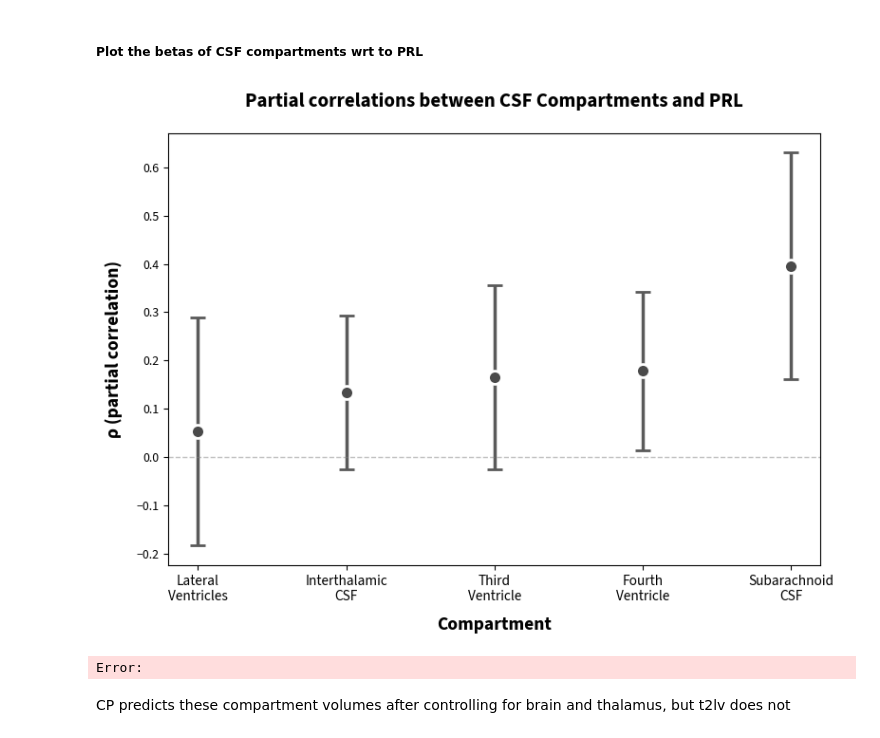
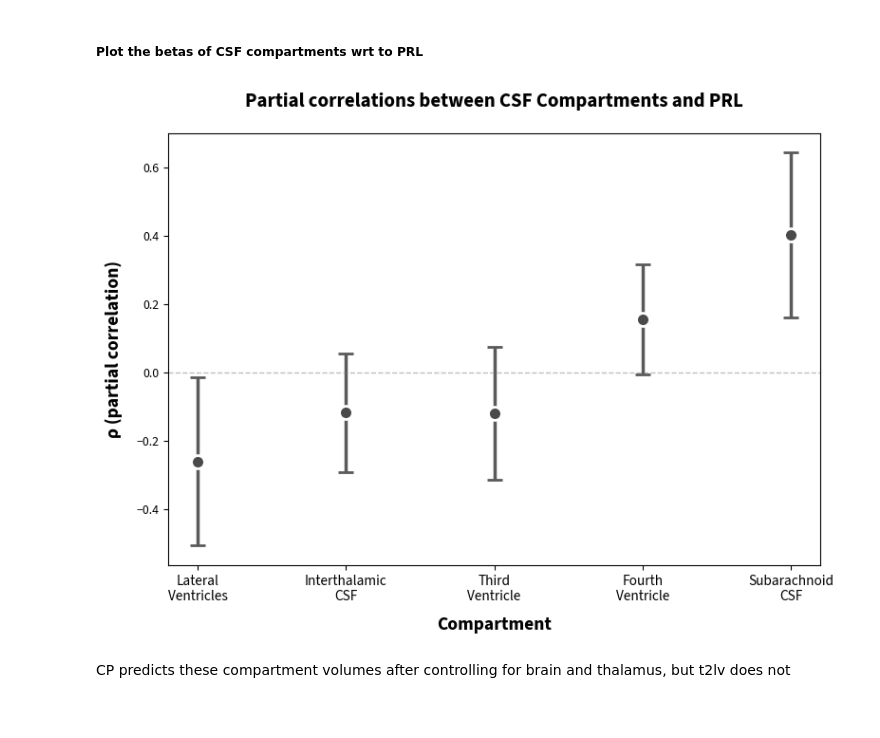
Before and after one commit to srs328/ms_mri, a Jupyter notebook: analysis/thalamus/results/3-CP_CSF_analysis.ipynb, the cells around one changed output. Cells and saved outputs as stored; diff of their text form; code cells hidden in the pictures.

```diff
--- a/analysis/thalamus/results/3-CP_CSF_analysis.ipynb
+++ b/analysis/thalamus/results/3-CP_CSF_analysis.ipynb
@@ -442,21 +419,20 @@ Error:
 # %% [markdown]
 ##### Plot the betas of CSF compartments wrt to PRL
 # %%
-plot_data = results['add CP and t2lv']
+plot_data = results['add CP and T2LV']
 fig, ax = plot_betas(
     coefficients=plot_data['coef'],
     lower_ci=plot_data['llci'],
     upper_ci=plot_data['ulci'],
     title="Partial correlations between CSF Compartments and PRL",
     labels=['Lateral\nVentricles', 'Interthalamic\nCSF',
             'Third\nVentricle', 'Fourth\nVentricle', 'Subarachnoid\nCSF'],
     connect_points=False,
     fig_transparent=False,
     axs_transparent=False
 )
 # %% [output]
-[figure, old version]
+[figure, new version]
-Error:
 # %% [markdown]
 CP predicts these compartment volumes after controlling for brain and thalamus, but t2lv does not
 # %% [markdown]
```
Also changed, not shown: parts of 21 cells of this notebook, 9 other files.
